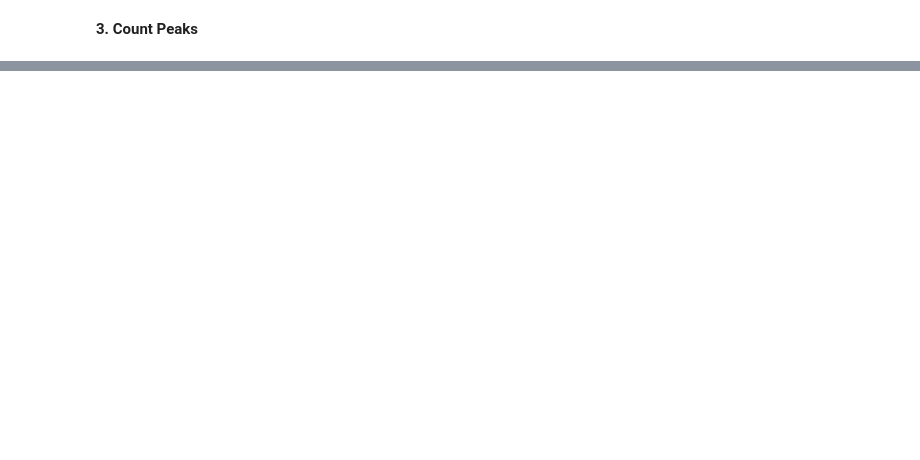
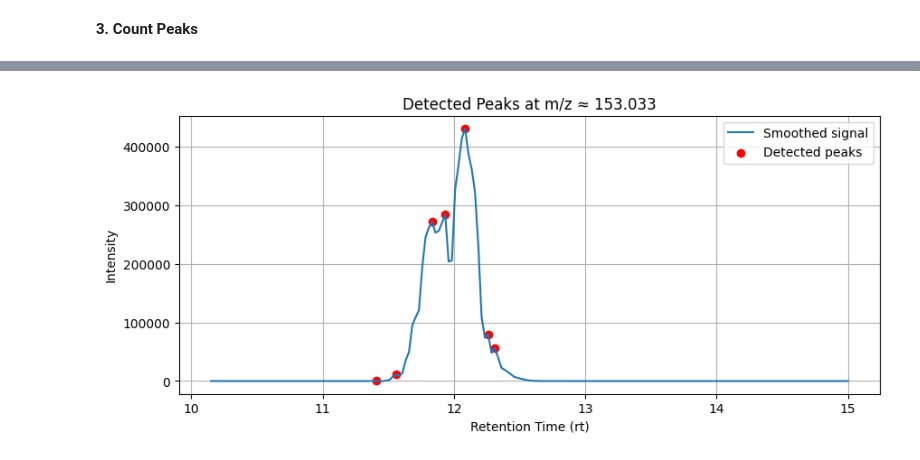
Before and after one commit to VictorGiuPer/PeakSeparationThesis, a Jupyter notebook: GenData/step3_detect_peaks.ipynb, the cells around one changed output, grey strips where cells are left out. Drawn from its saved outputs; the diff is of its cells as text; code cells hidden in the pictures; blank space fills up the shorter version.

```diff
--- a/GenData/step3_detect_peaks.ipynb
+++ b/GenData/step3_detect_peaks.ipynb
@@ -156,0 +283,21 @@ Number of peaks detected: 327
+# %%
+from scipy.signal import savgol_filter
+
+# Smooth it — window size must be odd; adjust size to control smoothness
+intensity_smoothed = savgol_filter(intensity_uniform, window_length=11, polyorder=3)
+# %%
+# Find peaks in the smoothed curve
+peaks, props = find_peaks(intensity_smoothed, prominence=500)
+
+# Plot smoothed signal + peaks
+plt.figure(figsize=(10, 4))
+plt.plot(rt_uniform, intensity_smoothed, label='Smoothed signal')
+plt.scatter(rt_uniform[peaks], intensity_smoothed[peaks], color='red', label='Detected peaks')
+plt.xlabel("Retention Time (rt)")
+plt.ylabel("Intensity")
+plt.title(f"Detected Peaks at m/z ≈ {mz_center}")
+plt.legend()
+plt.grid(True)
+plt.show()
+# %% [output]
+[figure, added]
```
Also changed, not shown: parts of 10 cells of this notebook, 1 other file.
